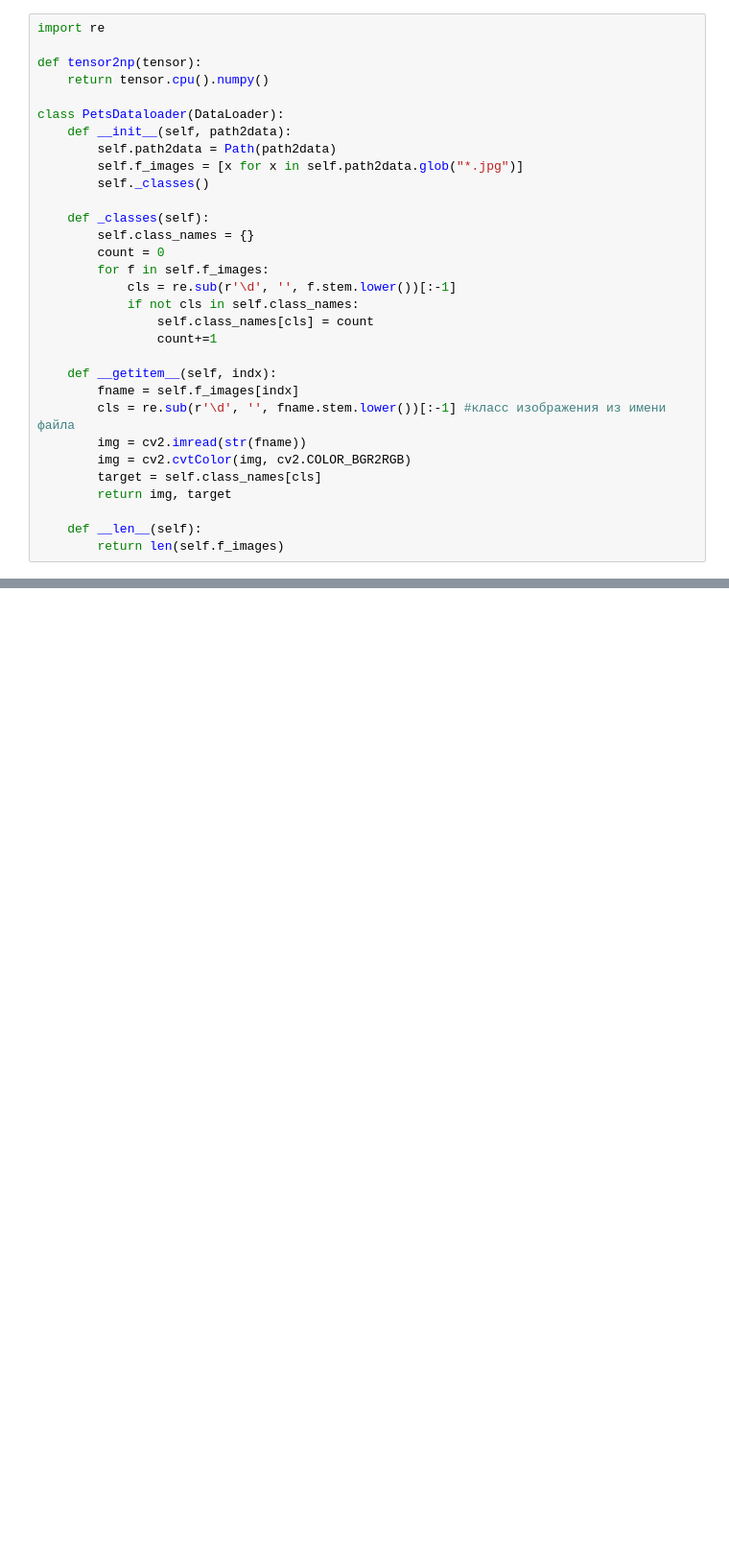
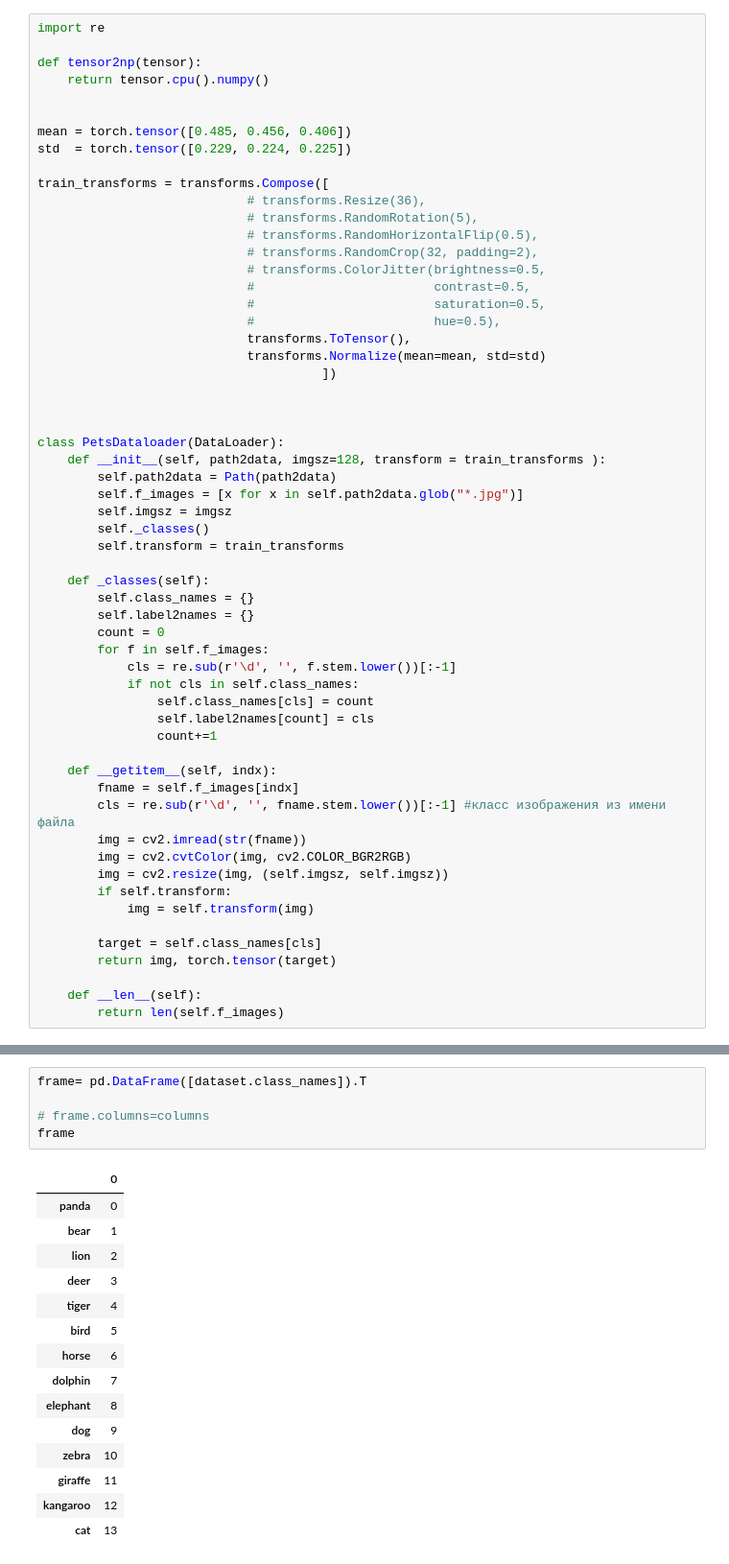
Before and after one commit to kirilman/Computer-Vision-Course_lec-practice, a Jupyter notebook: 2025/loader/dataloader.ipynb, the cells around one changed output, grey strips where cells are left out. Shown: that part at 96% size. Cells and saved outputs as stored; diff of their text form; blank space fills up the shorter version.

```diff
--- a/2025/loader/dataloader.ipynb
+++ b/2025/loader/dataloader.ipynb
@@ -17,19 +71,42 @@ import re
 def tensor2np(tensor):
     return tensor.cpu().numpy()
 
+
+mean = torch.tensor([0.485, 0.456, 0.406])
+std  = torch.tensor([0.229, 0.224, 0.225])
+
+train_transforms = transforms.Compose([
+                            # transforms.Resize(36),
+                            # transforms.RandomRotation(5),
+                            # transforms.RandomHorizontalFlip(0.5),
+                            # transforms.RandomCrop(32, padding=2),
+                            # transforms.ColorJitter(brightness=0.5,
+                            #                        contrast=0.5,
+                            #                        saturation=0.5,
+                            #                        hue=0.5),
+                            transforms.ToTensor(),
+                            transforms.Normalize(mean=mean, std=std)
+                                      ])
+
+
+
 class PetsDataloader(DataLoader):
-    def __init__(self, path2data):
+    def __init__(self, path2data, imgsz=128, transform = train_transforms ):
         self.path2data = Path(path2data)
         self.f_images = [x for x in self.path2data.glob("*.jpg")]
+        self.imgsz = imgsz
         self._classes()
+        self.transform = train_transforms
 
     def _classes(self):
         self.class_names = {}
+        self.label2names = {}
         count = 0
         for f in self.f_images:
             cls = re.sub(r'\d', '', f.stem.lower())[:-1]
             if not cls in self.class_names:
                 self.class_names[cls] = count
+                self.label2names[count] = cls
                 count+=1
 
     def __getitem__(self, indx):
@@ -37,8 +114,12 @@ class PetsDataloader(DataLoader):
         cls = re.sub(r'\d', '', fname.stem.lower())[:-1] #класс изображения из имени файла
         img = cv2.imread(str(fname))
         img = cv2.cvtColor(img, cv2.COLOR_BGR2RGB)
+        img = cv2.resize(img, (self.imgsz, self.imgsz))
+        if self.transform:
+            img = self.transform(img)
+
         target = self.class_names[cls]
-        return img, target
+        return img, torch.tensor(target)
 
     def __len__(self):
         return len(self.f_images)
@@ -88,0 +566,21 @@ dataset.class_names
+# %%
+frame= pd.DataFrame([dataset.class_names]).T
+
+# frame.columns=columns
+frame
+# %% [output]
+|  | 0 |
+| panda | 0 |
+| bear | 1 |
+| lion | 2 |
+| deer | 3 |
+| tiger | 4 |
+| bird | 5 |
+| horse | 6 |
+| dolphin | 7 |
+| elephant | 8 |
+| dog | 9 |
+| zebra | 10 |
+| giraffe | 11 |
+| kangaroo | 12 |
+| cat | 13 |
```
Also changed, not shown: parts of 32 cells of this notebook.
